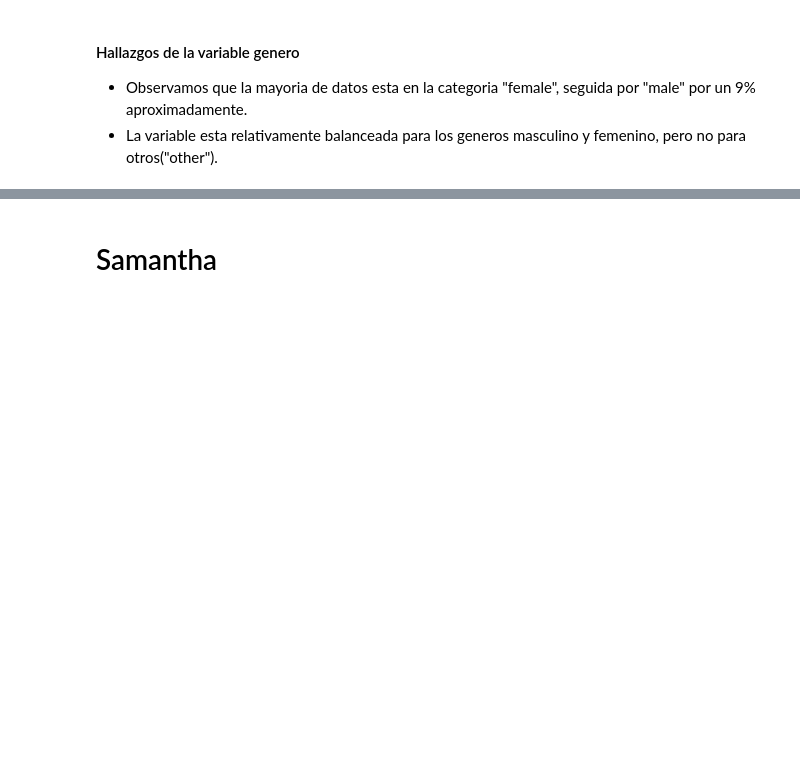
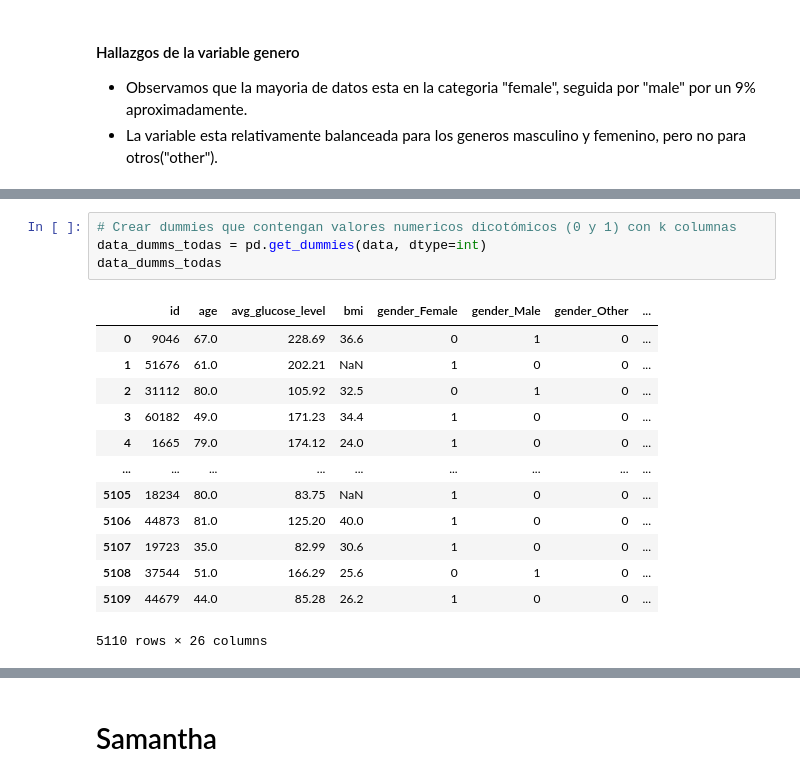
Before and after one commit to SamQuintero/PAD, a Jupyter notebook: analisis.ipynb, the cells around one changed output, grey strips where cells are left out. Cells and saved outputs as stored; diff of their text form; blank space fills up the shorter version.

```diff
--- a/analisis.ipynb
+++ b/analisis.ipynb
@@ -353,0 +445,18 @@ Text(0.5, 1.0, 'Porcentaje de genero en las observaciones')
+# %%
+# Crear dummies que contengan valores numericos dicotómicos (0 y 1) con k columnas
+data_dumms_todas = pd.get_dummies(data, dtype=int)
+data_dumms_todas
+# %% [output]
+|  | id | age | avg_glucose_level | bmi | gender_Female | gender_Male | gender_Other | ... |
+| 0 | 9046 | 67.0 | 228.69 | 36.6 | 0 | 1 | 0 | ... |
+| 1 | 51676 | 61.0 | 202.21 | NaN | 1 | 0 | 0 | ... |
+| 2 | 31112 | 80.0 | 105.92 | 32.5 | 0 | 1 | 0 | ... |
+| 3 | 60182 | 49.0 | 171.23 | 34.4 | 1 | 0 | 0 | ... |
+| 4 | 1665 | 79.0 | 174.12 | 24.0 | 1 | 0 | 0 | ... |
+| ... | ... | ... | ... | ... | ... | ... | ... | ... |
+| 5105 | 18234 | 80.0 | 83.75 | NaN | 1 | 0 | 0 | ... |
+| 5106 | 44873 | 81.0 | 125.20 | 40.0 | 1 | 0 | 0 | ... |
+| 5107 | 19723 | 35.0 | 82.99 | 30.6 | 1 | 0 | 0 | ... |
+| 5108 | 37544 | 51.0 | 166.29 | 25.6 | 0 | 1 | 0 | ... |
+| 5109 | 44679 | 44.0 | 85.28 | 26.2 | 1 | 0 | 0 | ... |
+5110 rows × 26 columns
```
Also changed, not shown: parts of 12 cells of this notebook.
